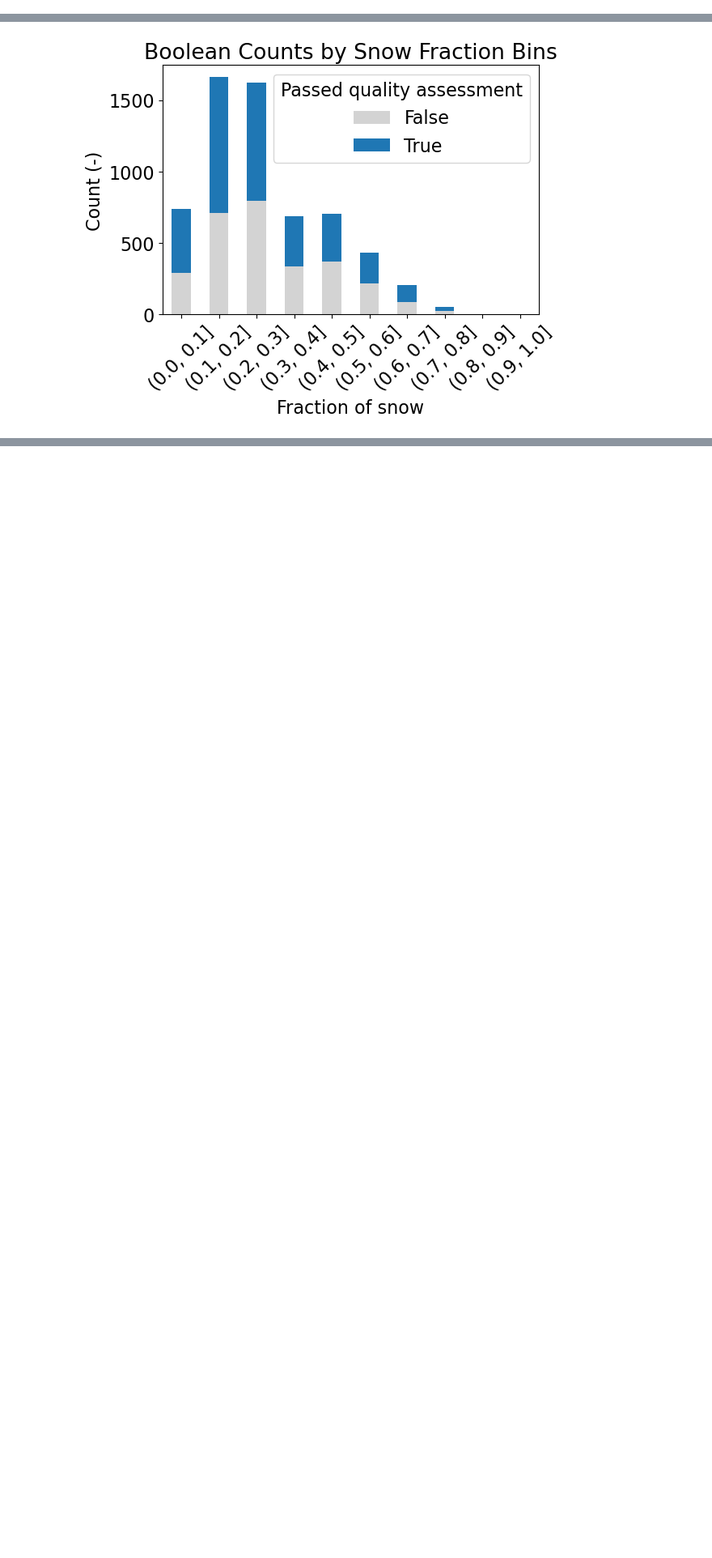
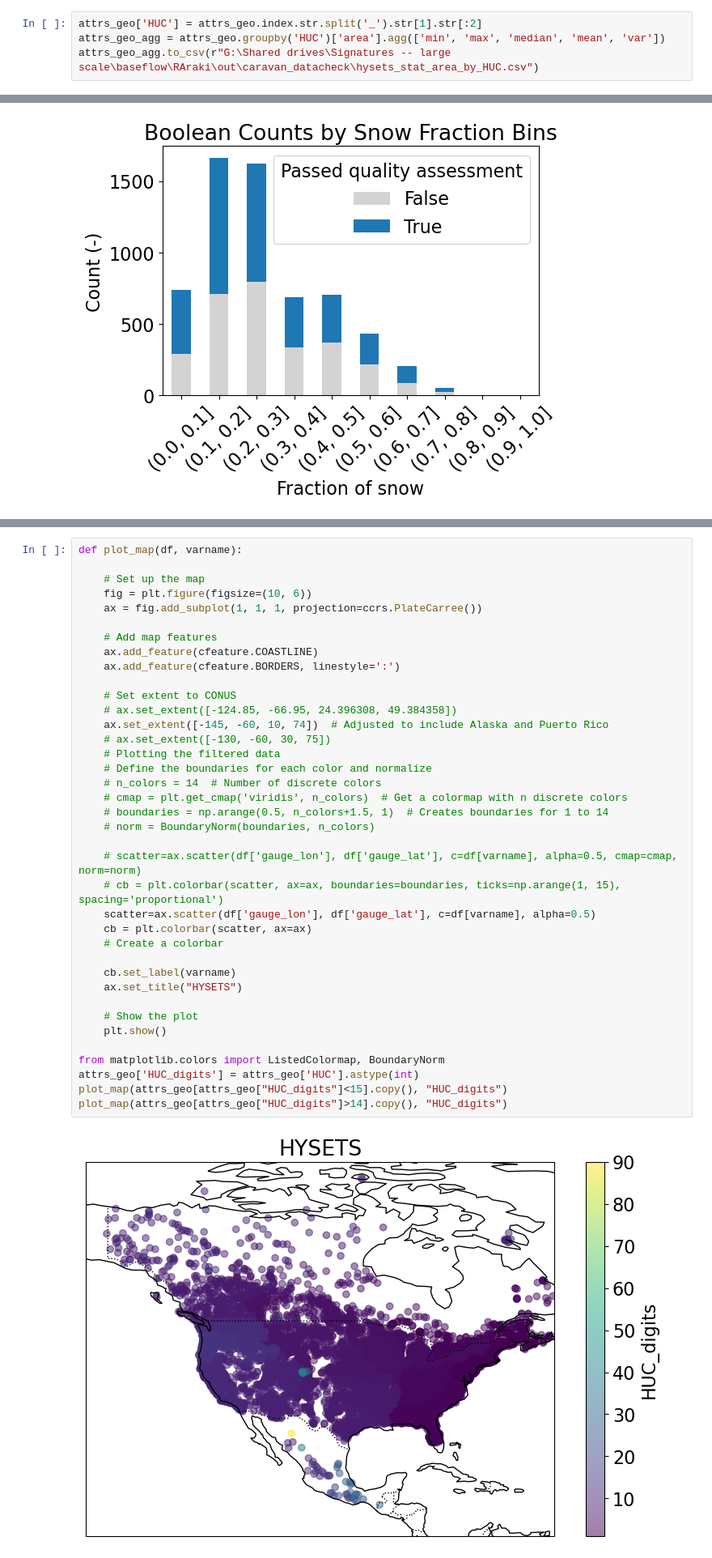
Before and after one commit to RY4GIT/signature-prediction, a Jupyter notebook: sandbox/check_caravan_qa_plot.ipynb, the cells around one changed output, grey strips where cells are left out. Shown at 81% size. Cells and saved outputs as stored; diff of their text form; blank space fills up the shorter version.

```diff
--- a/sandbox/check_caravan_qa_plot.ipynb
+++ b/sandbox/check_caravan_qa_plot.ipynb
@@ -56,6 +56,10 @@ max       48.998514    -67.266944  178592.039189
 | hysets_01010100 | Shields Br Big Black River nr Sev... | United States of America | 46.941625 | -69.649475 | 404.295872 |
 | hysets_01010500 | St. John River at Dickey, Maine | United States of America | 47.113056 | -69.088056 | 6942.099132 |
 | hysets_01012515 | CLAYTON STREAM AT OUTLET CLAYTON ... | United States of America | 46.730631 | -68.771453 | 33.899206 |
+# %%
+attrs_geo['HUC'] = attrs_geo.index.str.split('_').str[1].str[:2]
+attrs_geo_agg = attrs_geo.groupby('HUC')['area'].agg(['min', 'max', 'median', 'mean', 'var'])
+attrs_geo_agg.to_csv(r"G:\Shared drives\Signatures -- large scale\baseflow\RAraki\out\caravan_datacheck\hysets_stat_area_by_HUC.csv")
 # %% [markdown]
 # Pick a gauge and investigate
 # %%
@@ -287,3 +291,43 @@ variables = ['aridity', 'frac_snow', 'moisture_index', 'seasonality']
 plot_boolean_counts(hysets_qa, variables)
 # %% [output]
 [figure]
+# %%
+def plot_map(df, varname):
+
+    # Set up the map
+    fig = plt.figure(figsize=(10, 6))
+    ax = fig.add_subplot(1, 1, 1, projection=ccrs.PlateCarree())
+
+    # Add map features
+    ax.add_feature(cfeature.COASTLINE)
+    ax.add_feature(cfeature.BORDERS, linestyle=':')
+
+    # Set extent to CONUS
+    # ax.set_extent([-124.85, -66.95, 24.396308, 49.384358])
+    ax.set_extent([-145, -60, 10, 74])  # Adjusted to include Alaska and Puerto Rico
+    # ax.set_extent([-130, -60, 30, 75])
+    # Plotting the filtered data
+    # Define the boundaries for each color and normalize
+    # n_colors = 14  # Number of discrete colors
+    # cmap = plt.get_cmap('viridis', n_colors)  # Get a colormap with n discrete colors
+    # boundaries = np.arange(0.5, n_colors+1.5, 1)  # Creates boundaries for 1 to 14
+    # norm = BoundaryNorm(boundaries, n_colors)
+
+    # scatter=ax.scatter(df['gauge_lon'], df['gauge_lat'], c=df[varname], alpha=0.5, cmap=cmap, norm=norm)
+    # cb = plt.colorbar(scatter, ax=ax, boundaries=boundaries, ticks=np.arange(1, 15), spacing='proportional')
+    scatter=ax.scatter(df['gauge_lon'], df['gauge_lat'], c=df[varname], alpha=0.5)
+    cb = plt.colorbar(scatter, ax=ax)
+    # Create a colorbar
+
+    cb.set_label(varname)
+    ax.set_title("HYSETS")
+
+    # Show the plot
+    plt.show()
+
+from matplotlib.colors import ListedColormap, BoundaryNorm
+attrs_geo['HUC_digits'] = attrs_geo['HUC'].astype(int)
+plot_map(attrs_geo[attrs_geo["HUC_digits"]<15].copy(), "HUC_digits")
+plot_map(attrs_geo[attrs_geo["HUC_digits"]>14].copy(), "HUC_digits")
+# %% [output]
+[figure, added]
```
Also changed, not shown: parts of 2 cells of this notebook, 2 other files.
